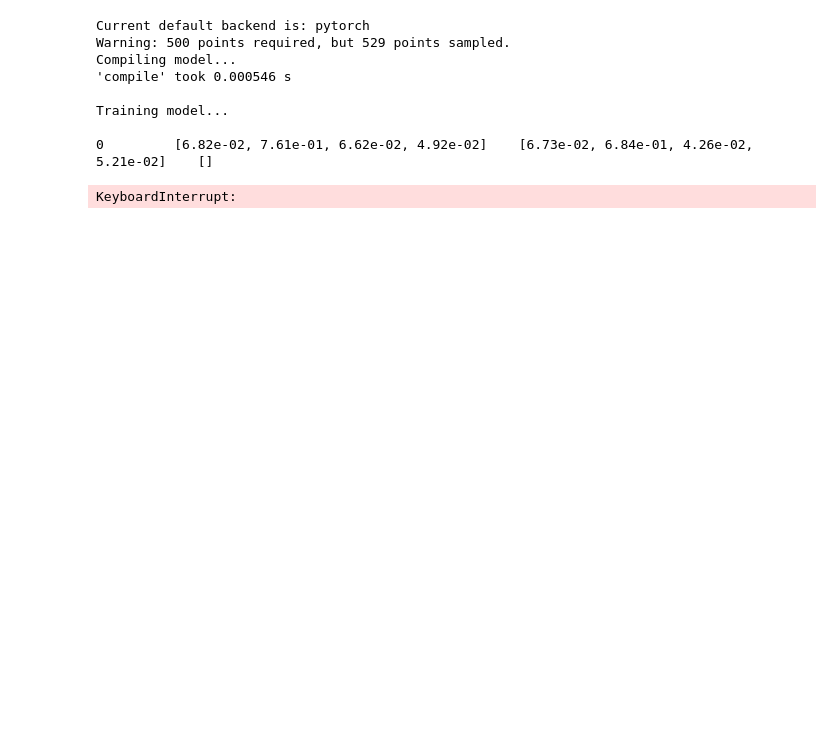
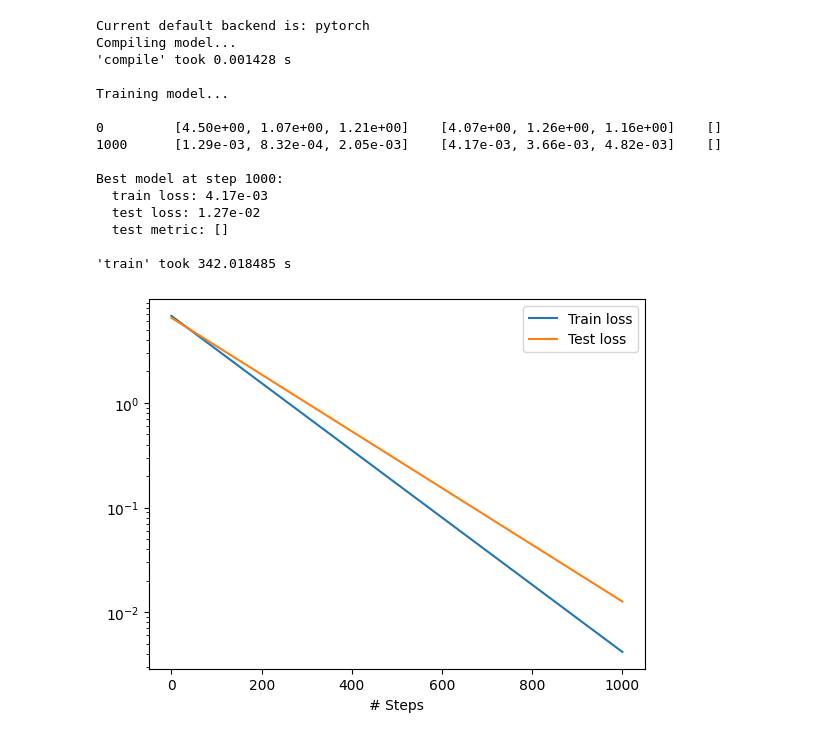
Before and after one commit to AhmadAkbariR/deepxde, a Jupyter notebook: examples/operator/elasticity-2D-AAR.ipynb, the cells around one changed output. Saved outputs shown, nothing was run; the diff lists cells and outputs as text; code cells hidden in the pictures; blank space fills up the shorter version.

```diff
--- a/examples/operator/elasticity-2D-AAR.ipynb
+++ b/examples/operator/elasticity-2D-AAR.ipynb
@@ -25,4 +23,5 @@ Requirement already satisfied: six>=1.5 in /usr/local/lib/python3.10/dist-packag
 # %%
+# @title Default title text
 """Backend supported: tensorflow, pytorch, paddle"""
 
 import os
@@ -38,6 +37,7 @@ print("Current default backend is:", current_backend)
 # PDE equation
 def pde(xy, uv, aux):
     mu = 0.01
+    nu = 0.3
     u, v = uv[..., 0:1], uv[..., 1:2]
     #u, v, p = uvp[..., 0:1], uvp[..., 1:2], uvp[..., 2:3]
     grad_u = dde.zcs.LazyGrad(xy, u)
@@ -71,11 +71,11 @@ geom = dde.geometry.Rectangle([0, 0], [1, 1])
 # other boundary conditions will be enforced by output transform
 def bc_slip_top_func(x, aux_var):
 
-    return  dde.backend.as_tensor(x[:, 0:1] * (1 - x[:, 0:1]))
+    return  dde.backend.as_tensor(x[:, 0:1] )
 bc_slip_top = dde.icbc.DirichletBC(
                                     geom=geom,
                                     func=bc_slip_top_func,
-                                    on_boundary=lambda x, on_boundary: np.isclose(x[1], 1.),
+                                    on_boundary=lambda x, on_boundary: np.isclose(x[0], 1.),
                                     component=0)
 
 #def bc_slip_top_func(x, aux_var):
@@ -92,8 +92,8 @@ pde = dde.data.PDE(
     pde,
     bcs=[bc_slip_top],
     num_domain=500,
-    num_boundary=40,  # sampling a bit more points on boundary (1000 on top bc)
-    num_test=50,
+    num_boundary=50,  # sampling a bit more points on boundary (1000 on top bc)
+    num_test=100,
 )
 
 # Function space
@@ -122,57 +122,46 @@ def out_transform(inputs, outputs):
     x, y = inputs[1][:, 0], inputs[1][:, 1]
     # horizontal displacement on left
     u = outputs[:, :, 0] * (x)[None, :]
     # vertical dis on left
     v = outputs[:, :, 1] * (x)[None, :]
     ## pressure on bottom
     #p = outputs[:, :, 2] * y[None, :]
     return dde.backend.stack((u, v), axis=2)
 net.apply_output_transform(out_transform)
 
 # Model
 model = dde.zcs.Model(data, net)
-model.compile("adam", lr=0.001, decay=("inverse time", 10000, 0.5))
-losshistory, train_state = model.train(iterations=50000)
+model.compile("adam", lr=0.001, decay=("inverse time", 100, 0.5))
+losshistory, train_state = model.train(iterations=1000)
 dde.utils.plot_loss_history(losshistory)
 # save model if needed
 # model.save('stokes_weights')
 
 # Evaluation
 func_feats = func_space.random(1)
 v = func_space.eval_batch(func_feats, eval_pts)
 v[:] = 0.  # true solution uses zero perturbation
 xv, yv = np.meshgrid(eval_pts[:, 0], eval_pts[:, 0], indexing='ij')
 xy = np.vstack((np.ravel(xv), np.ravel(yv))).T
 sol_pred = model.predict((v, xy))[0]
-sol_true = np.load('../dataset/stokes.npz')['arr_0']
-print('Error on horizontal velocity:', dde.metrics.l2_relative_error(sol_true[:, 0], sol_pred[:, 0]))
-print('Error on vertical velocity:', dde.metrics.l2_relative_error(sol_true[:, 1], sol_pred[:, 1]))
+#sol_true = np.load('../dataset/stokes.npz')['arr_0']
+#print('Error on horizontal velocity:', dde.metrics.l2_relative_error(sol_true[:, 0], sol_pred[:, 0]))
+#print('Error on vertical velocity:', dde.metrics.l2_relative_error(sol_true[:, 1], sol_pred[:, 1]))
 #print('Error on pressure:', dde.metrics.l2_relative_error(sol_true[:, 2], sol_pred[:, 2]))
-
-# Plot
-def plot_sol(sol, ax, pressure_lim=0.03, vec_space=4, vec_scale=.5, label=""):
-    ax.imshow(sol[:, :, 2].T, origin="lower",
-              vmin=-pressure_lim, vmax=pressure_lim, cmap="turbo", alpha=.6)
-    ax.quiver(xv[::vec_space, ::vec_space] * 100,
-              yv[::vec_space, ::vec_space] * 100,
-              sol[::vec_space, ::vec_space, 0],
-              sol[::vec_space, ::vec_space, 1], color="k", scale=vec_scale)
-    ax.axis('off')
-    ax.set_title(label)
-
-fig, ax = plt.subplots(1, 2, dpi=200)
-plot_sol(sol_true.reshape(101, 101, 3), ax[0], label="True")
-plot_sol(sol_pred.reshape(101, 101, 3), ax[1], label="Predicted")
-# save plot if needed
-# plt.savefig('stokes_plot.png')
-plt.show()
 # %% [output]
 Current default backend is: pytorch
-Warning: 500 points required, but 529 points sampled.
 Compiling model...
-'compile' took 0.000546 s
+'compile' took 0.001428 s
 
 Training model...
 
-0         [6.82e-02, 7.61e-01, 6.62e-02, 4.92e-02]    [6.73e-02, 6.84e-01, 4.26e-02, 5.21e-02]    []
+0         [4.50e+00, 1.07e+00, 1.21e+00]    [4.07e+00, 1.26e+00, 1.16e+00]    []
+1000      [1.29e-03, 8.32e-04, 2.05e-03]    [4.17e-03, 3.66e-03, 4.82e-03]    []
+
+Best model at step 1000:
+  train loss: 4.17e-03
+  test loss: 1.27e-02
+  test metric: []
+
+'train' took 342.018485 s
-KeyboardInterrupt:
+[figure, added]
```
Also changed, not shown: parts of 3 cells of this notebook.
